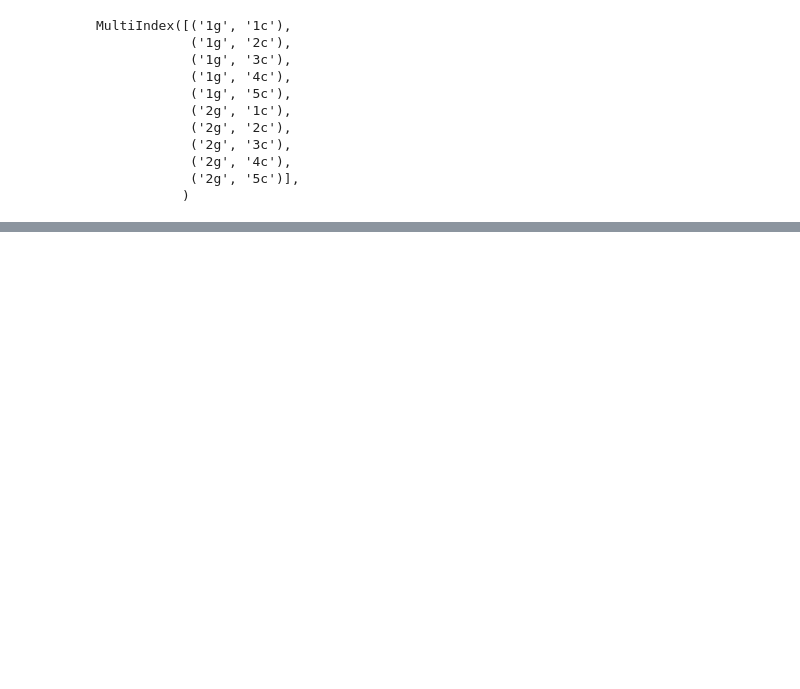
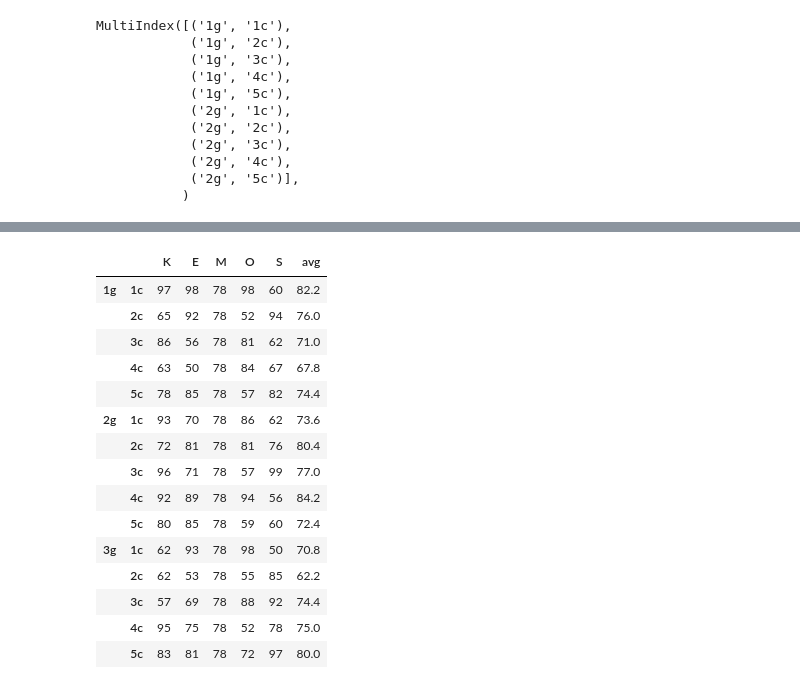
Before and after one commit to sunday00/lecture-master, a Jupyter notebook: facebook-clone/backend/dataframe_examples.ipynb, the cells around one changed output, grey strips where cells are left out. Cells and saved outputs as stored; diff of their text form; code cells hidden in the pictures; blank space fills up the shorter version.

```diff
--- a/facebook-clone/backend/dataframe_examples.ipynb
+++ b/facebook-clone/backend/dataframe_examples.ipynb
@@ -315,0 +387,22 @@ df['K'].corr(df['O'])
+# %%
+df = df.fillna(int(max(df.mean())))
+# df['M'].astype('int64')
+df = df.astype({'M':'int64'})
+df
+# %% [output]
+|  |  | K | E | M | O | S | avg |
+| 1g | 1c | 97 | 98 | 78 | 98 | 60 | 82.2 |
+|  | 2c | 65 | 92 | 78 | 52 | 94 | 76.0 |
+|  | 3c | 86 | 56 | 78 | 81 | 62 | 71.0 |
+|  | 4c | 63 | 50 | 78 | 84 | 67 | 67.8 |
+|  | 5c | 78 | 85 | 78 | 57 | 82 | 74.4 |
+| 2g | 1c | 93 | 70 | 78 | 86 | 62 | 73.6 |
+|  | 2c | 72 | 81 | 78 | 81 | 76 | 80.4 |
+|  | 3c | 96 | 71 | 78 | 57 | 99 | 77.0 |
+|  | 4c | 92 | 89 | 78 | 94 | 56 | 84.2 |
+|  | 5c | 80 | 85 | 78 | 59 | 60 | 72.4 |
+| 3g | 1c | 62 | 93 | 78 | 98 | 50 | 70.8 |
+|  | 2c | 62 | 53 | 78 | 55 | 85 | 62.2 |
+|  | 3c | 57 | 69 | 78 | 88 | 92 | 74.4 |
+|  | 4c | 95 | 75 | 78 | 52 | 78 | 75.0 |
+|  | 5c | 83 | 81 | 78 | 72 | 97 | 80.0 |
```
Also changed, not shown: parts of 25 cells of this notebook, 1 other file.
